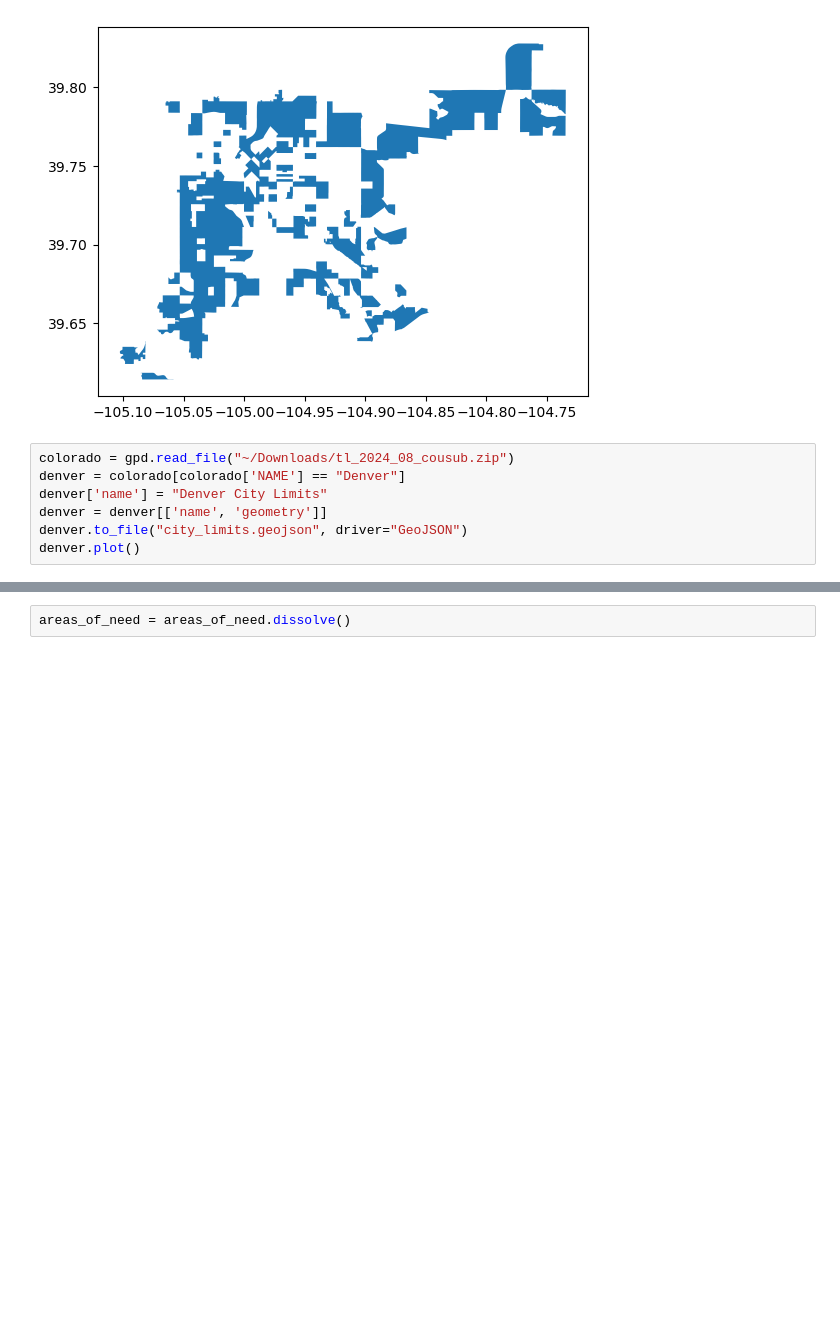
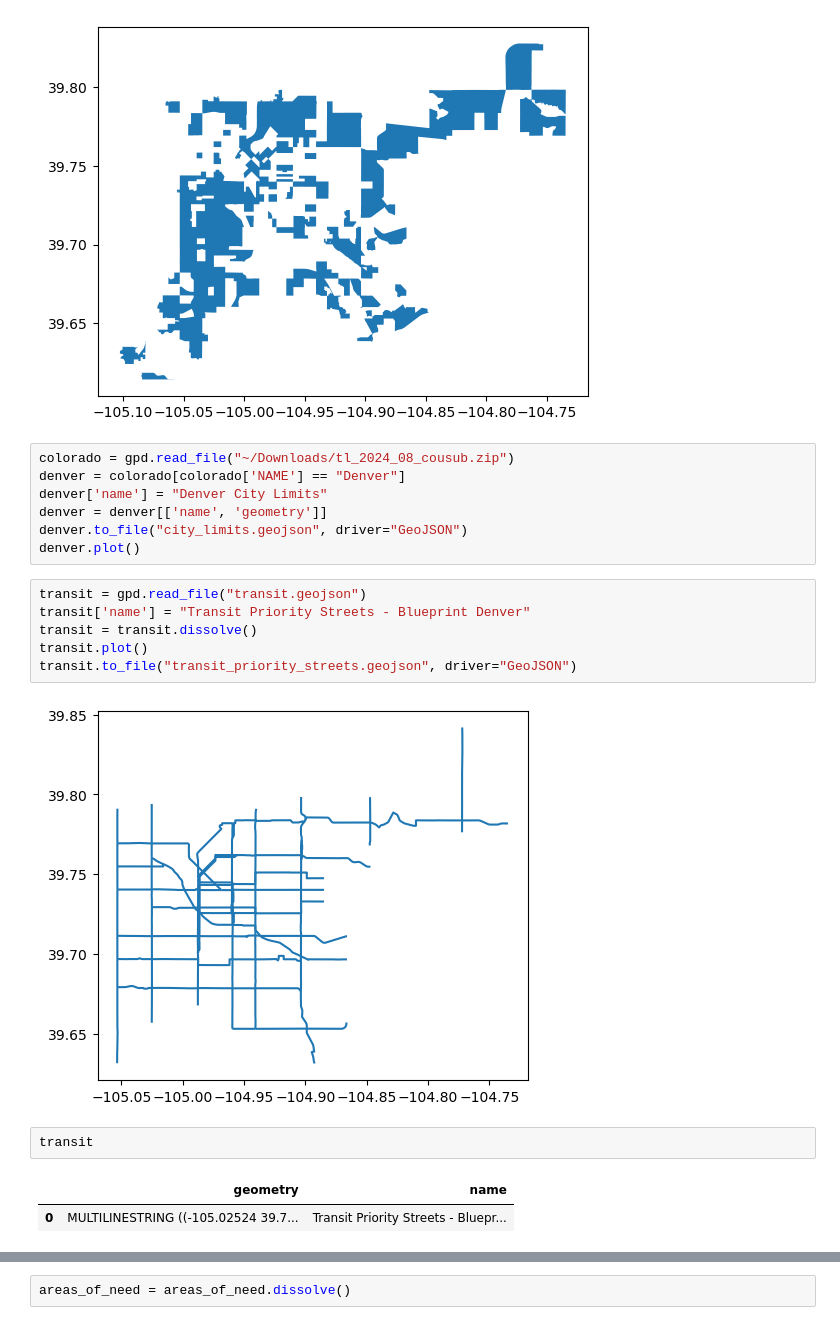
Before and after one commit to bencarneiro/ntsb, a Jupyter notebook: denver/denver.ipynb, the cells around one changed output, grey strips where cells are left out. Drawn from its saved outputs; the diff is of its cells as text; blank space fills up the shorter version.

Commit message:
add transit priority streets to the denver map

```diff
--- a/denver/denver.ipynb
+++ b/denver/denver.ipynb
@@ -21,3 +21,16 @@ denver['name'] = "Denver City Limits"
 denver = denver[['name', 'geometry']]
 denver.to_file("city_limits.geojson", driver="GeoJSON")
 denver.plot()
+# %%
+transit = gpd.read_file("transit.geojson")
+transit['name'] = "Transit Priority Streets - Blueprint Denver"
+transit = transit.dissolve()
+transit.plot()
+transit.to_file("transit_priority_streets.geojson", driver="GeoJSON")
+# %% [output]
+[figure, added]
+# %%
+transit
+# %% [output]
+|  | geometry | name |
+| 0 | MULTILINESTRING ((-105.02524 39.7... | Transit Priority Streets - Bluepr... |
```
Also changed, not shown: parts of 1 cell of this notebook, 4 other files.
